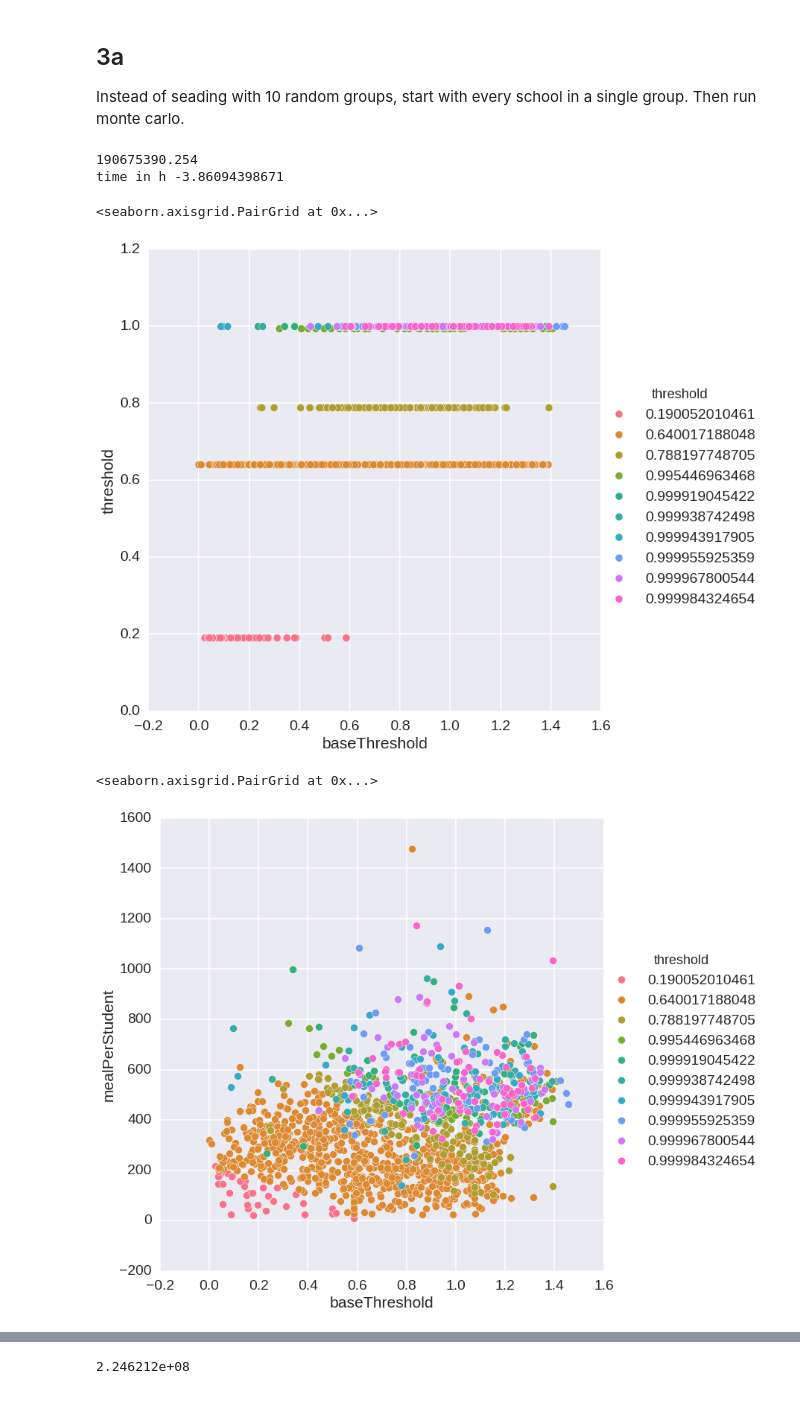
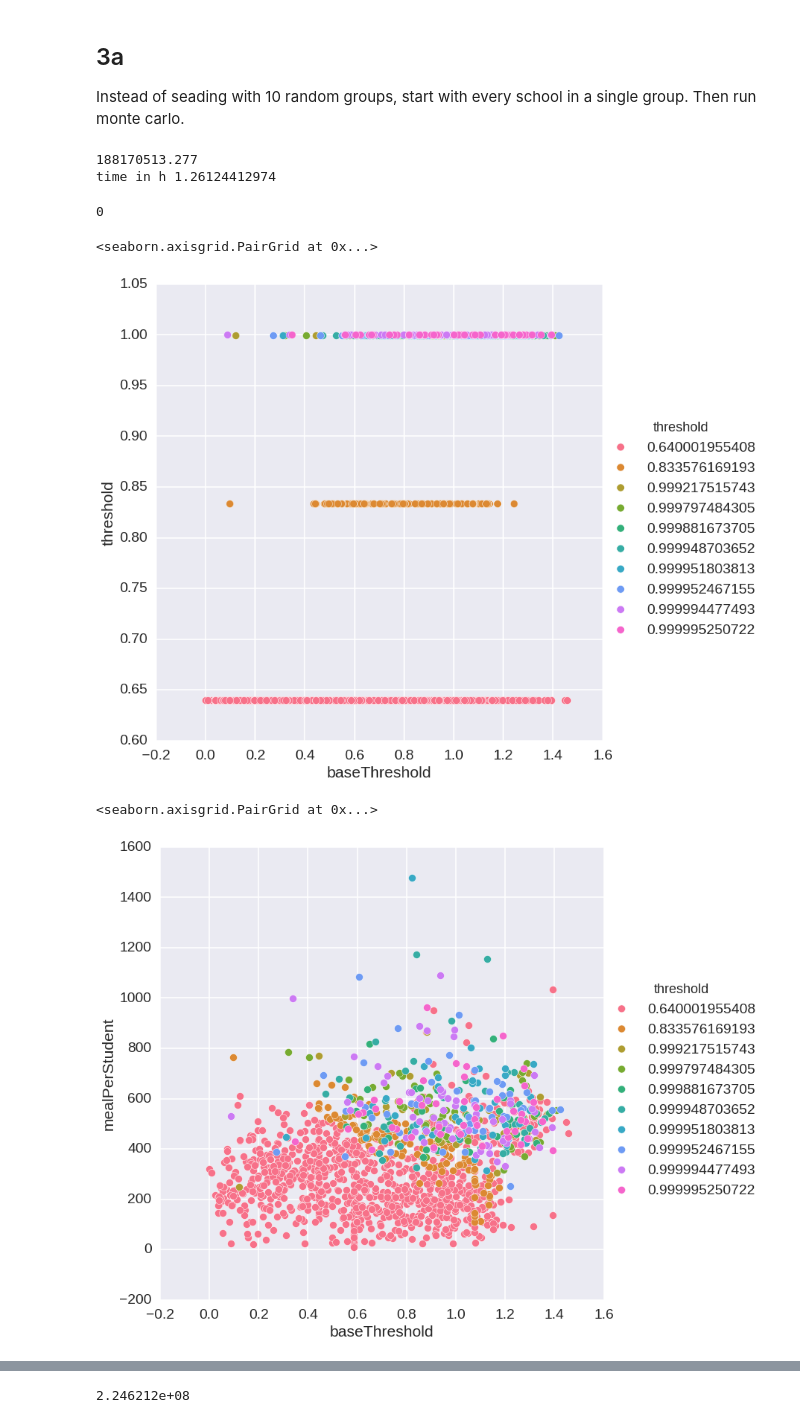
Before and after one commit to MODA-NYC/Project_SchoolLunch, a Jupyter notebook: FreeLunch.ipynb, the cells around one changed output, grey strips where cells are left out. Drawn from its saved outputs; the diff is of its cells as text; code cells hidden in the pictures.

```diff
--- a/FreeLunch.ipynb
+++ b/FreeLunch.ipynb
@@ -370,10 +372,36 @@ Group together those with the highest reimbursement increase.
+# %%
+# functions used in methods 1 and 2
+
+def groupThreshold(cep):
+    return cep.Identified.sum() / cep.Enrollment.sum() * multiplier
+
+def groupReimburse(df):
+    '''calculates reimbursements for df assuming all rows are in the same 'group'
+    '''
+    td = groupThreshold(df)
+    if td>=t_min:
+        return df['meal'].sum()*min(td,1)
+    else:
+        return 0
+
+def deltaReimburse(df,group1,group2):
+    '''difference in reimbursement with combining groups vs separate'''
+    df12 = df[(df['group'] == group1)|(df['group'] == group2)].copy()
+    r12 = groupReimburse(df12)
+
+    df1 = df[df['group'] == group1].copy()
+    r1 = groupReimburse(df1)
+
+    df2 = df[df['group'] == group2].copy()
+    r2 = groupReimburse(df2)
+
+    return r12 - r1 - r2
 # %%
 cep1=cep.copy()
 startTime = time.time()
 
 #initialize deltaR
 cep1['group']=cep1.index
-calcReimburse(cep1)
 index = list(set(cep1.group))
 deltaR = pd.DataFrame(0,columns=index,index=index)
 
@@ -387,8 +415,9 @@ while (deltaR.values.max() > 0):
     # if max is <=0 then no further combination will increase reimbursements
 
     # the index and column location of the max value
-    indLoc = np.where(deltaR == deltaR.values.max())[0][0]
-    colLoc = np.where(deltaR == deltaR.values.max())[1][0]
+    maxval = deltaR.values.max()
+    indLoc = np.where(deltaR == maxval)[0][0]
+    colLoc = np.where(deltaR == maxval)[1][0]
 
     # the index location corresponds to the first group, the column location to the second group
     # note the firstGroup number is smaller than the secondGroup.
@@ -412,5 +441,6 @@ while (deltaR.values.max() > 0):
 print 'time in h', (startTime-time.time())/60.0/60.0
 results.append(calcReimburse(cep1))
 print results[-1]
+setThreshold(cep1)
 deltaR
 # %% [output]
@@ -678,41 +710,29 @@ results
 # %% [markdown]
 ## 3a
 Instead of seading with 10 random groups, start with every school in a single group. Then run monte carlo.
-# %%
-cep3a = cep.copy()
-cep3a.group = 0
-hca=[]
-hca.append(calcReimburse(cep3a))
-startTime = time.time()
-failures = []
-temp=[]
-
-# mc loop
-while(len(temp) < 10**5):
-    df=cep3a.copy()
-    df.loc[np.random.randint(0,cep3a.shape[0]),'group'] = np.random.randint(0,ngroups)
-    temp.append(calcReimburse(df))
-    if (temp[-1] > hca[-1]):
-        cep3a.group = df.group
-        hca.append(temp[-1])
-        failures.append(len(temp))
-        temp=[]
-
-print calcReimburse(cep3a)
-print 'time in h', (startTime-time.time())/60.0/60.0
-# %% [output]
-190675390.254
-time in h -3.86094398671
+# %%
+cepmc = cep.copy()
+
+# start by putting all schools into a single group
+cepmc['group'] = 0
+
+# run mc
+mc, cepmc = montecarlo(cepmc,attempts=10**6)
+setThreshold(cepmc)
+# %% [output]
+188170513.277
+time in h 1.26124412974
+0
 # %%
-sns.pairplot(x_vars=['baseThreshold'],y_vars=['threshold'],data=cep3a, hue='threshold',
+sns.pairplot(x_vars=['baseThreshold'],y_vars=['threshold'],data=cepmc, hue='threshold',
              size=10,plot_kws={'s':100})
 # %% [output]
 <seaborn.axisgrid.PairGrid at 0x...>
-[figure, old version]
+[figure, new version]
 # %%
-sns.pairplot(x_vars=['baseThreshold'],y_vars=['mealPerStudent'],data=cep3a, hue='threshold',
+sns.pairplot(x_vars=['baseThreshold'],y_vars=['mealPerStudent'],data=cepmc, hue='threshold',
              size=10,plot_kws={'s':100})
 # %% [output]
 <seaborn.axisgrid.PairGrid at 0x...>
-[figure, old version]
+[figure, new version]
 # %%
```
Also changed, not shown: parts of 49 cells of this notebook.
